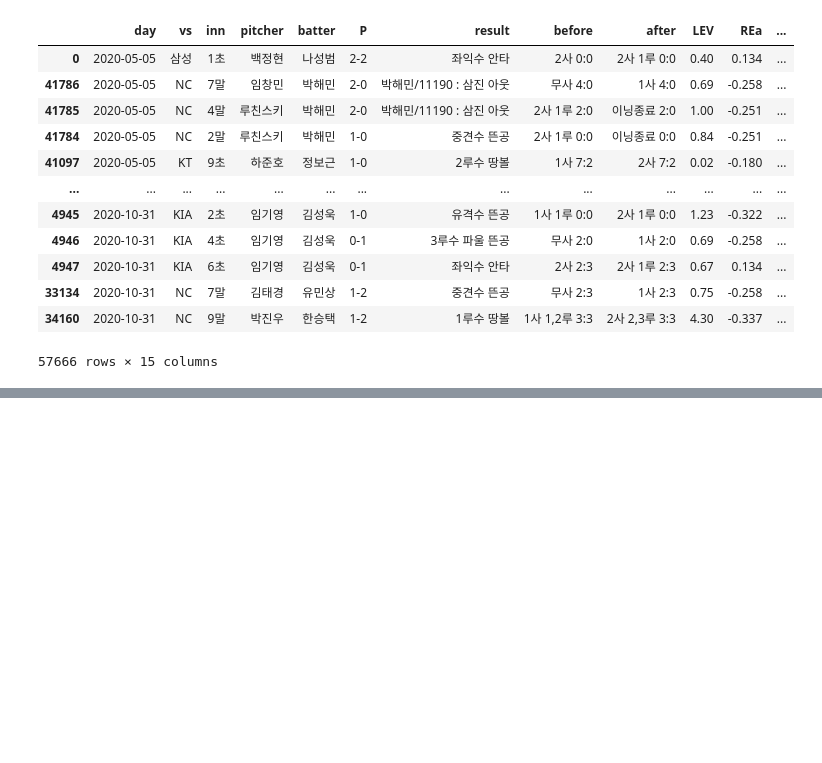
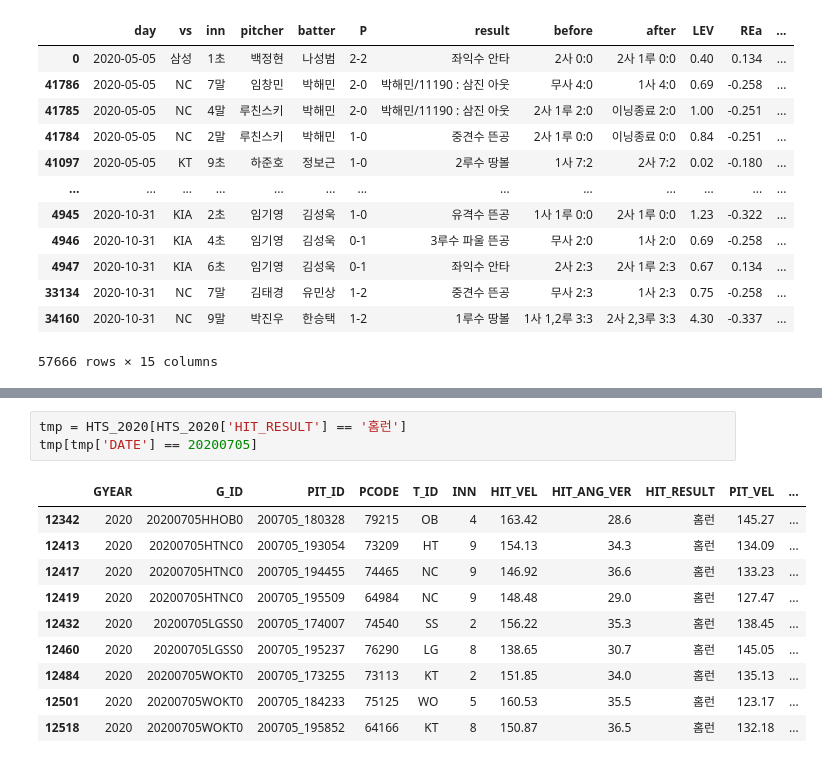
Before and after one commit to KimGriezmann/Bigcontest_2021, a Jupyter notebook: working_space_SeongGwan/데이터_병합_시도.ipynb, the cells around one changed output, grey strips where cells are left out. Drawn from its saved outputs; the diff is of its cells as text; blank space fills up the shorter version.

```diff
--- a/working_space_SeongGwan/데이터_병합_시도.ipynb
+++ b/working_space_SeongGwan/데이터_병합_시도.ipynb
@@ -196,0 +176,14 @@ Name: result, dtype: int64
+# %%
+tmp = HTS_2020[HTS_2020['HIT_RESULT'] == '홈런']
+tmp[tmp['DATE'] == 20200705]
+# %% [output]
+|  | GYEAR | G_ID | PIT_ID | PCODE | T_ID | INN | HIT_VEL | HIT_ANG_VER | HIT_RESULT | PIT_VEL | ... |
+| 12342 | 2020 | 20200705HHOB0 | 200705_180328 | 79215 | OB | 4 | 163.42 | 28.6 | 홈런 | 145.27 | ... |
+| 12413 | 2020 | 20200705HTNC0 | 200705_193054 | 73209 | HT | 9 | 154.13 | 34.3 | 홈런 | 134.09 | ... |
+| 12417 | 2020 | 20200705HTNC0 | 200705_194455 | 74465 | NC | 9 | 146.92 | 36.6 | 홈런 | 133.23 | ... |
+| 12419 | 2020 | 20200705HTNC0 | 200705_195509 | 64984 | NC | 9 | 148.48 | 29.0 | 홈런 | 127.47 | ... |
+| 12432 | 2020 | 20200705LGSS0 | 200705_174007 | 74540 | SS | 2 | 156.22 | 35.3 | 홈런 | 138.45 | ... |
+| 12460 | 2020 | 20200705LGSS0 | 200705_195237 | 76290 | LG | 8 | 138.65 | 30.7 | 홈런 | 145.05 | ... |
+| 12484 | 2020 | 20200705WOKT0 | 200705_173255 | 73113 | KT | 2 | 151.85 | 34.0 | 홈런 | 135.13 | ... |
+| 12501 | 2020 | 20200705WOKT0 | 200705_184233 | 75125 | WO | 5 | 160.53 | 35.5 | 홈런 | 123.17 | ... |
+| 12518 | 2020 | 20200705WOKT0 | 200705_195852 | 64166 | KT | 8 | 150.87 | 36.5 | 홈런 | 132.18 | ... |
```
Also changed, not shown: parts of 27 cells of this notebook.
